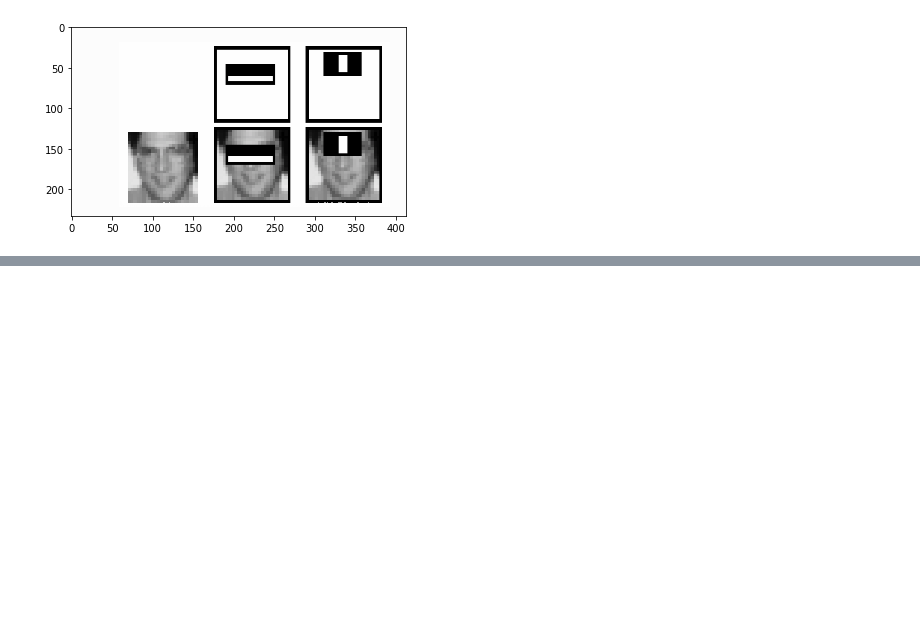
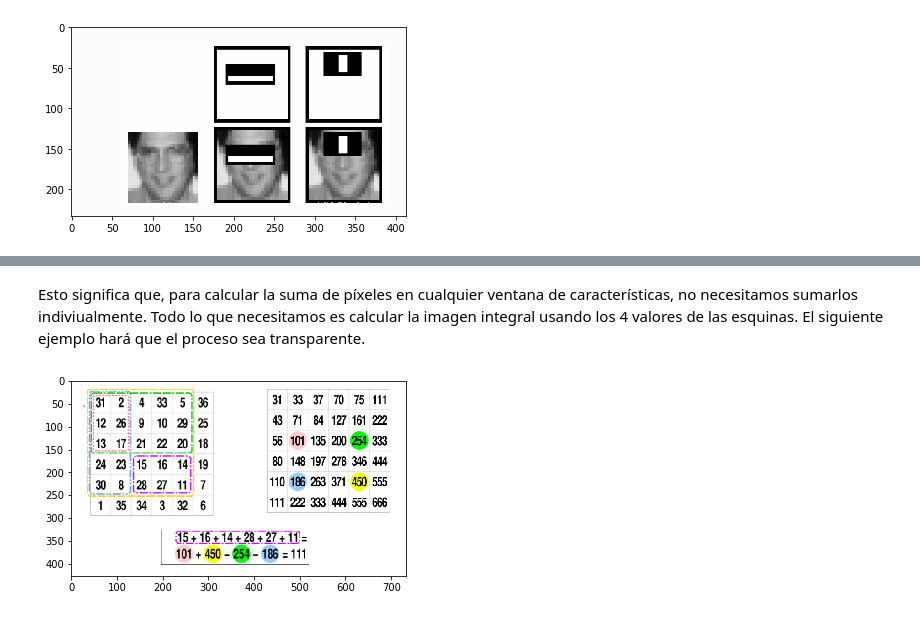
Before and after one commit to Ivan19Trujillo/IA-CLASE-L5, a Jupyter notebook: Práctica Detección de rostros.ipynb, the cells around one changed output, grey strips where cells are left out. Cells and saved outputs as stored; diff of their text form; code cells hidden in the pictures; blank space fills up the shorter version.

```diff
--- a/Práctica Detección de rostros.ipynb
+++ b/Práctica Detección de rostros.ipynb
@@ -47,0 +60,8 @@ plt.show()
+# %% [markdown]
+Esto significa que, para calcular la suma de píxeles en cualquier ventana de características, no necesitamos sumarlos indiviualmente. Todo lo que necesitamos es calcular la imagen integral usando los 4 valores de las esquinas. El siguiente ejemplo hará que el proceso sea transparente.
+# %%
+imagen4=mpimg.imread('imagen4.png')
+imgplot = plt.imshow(imagen4)
+plt.show()
+# %% [output]
+[figure, added]
```
Also changed, not shown: parts of 20 cells of this notebook.
